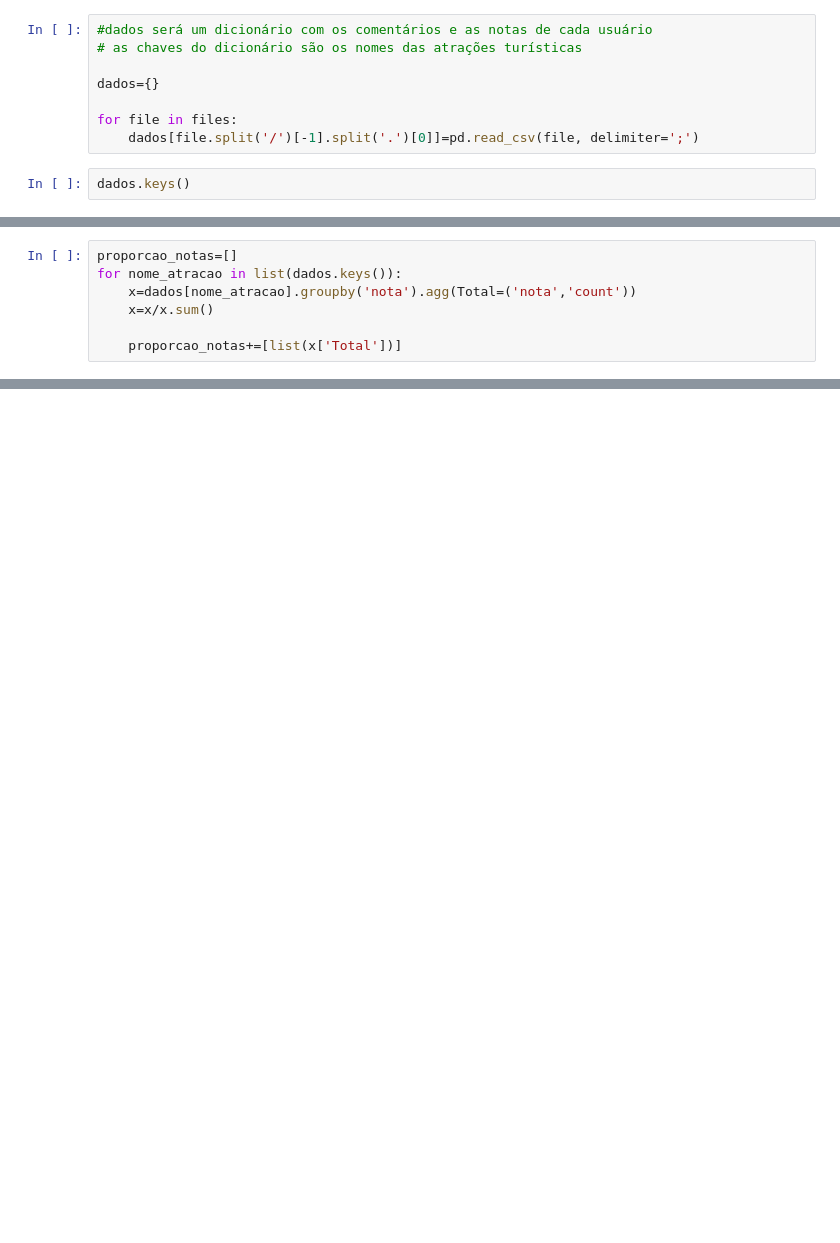
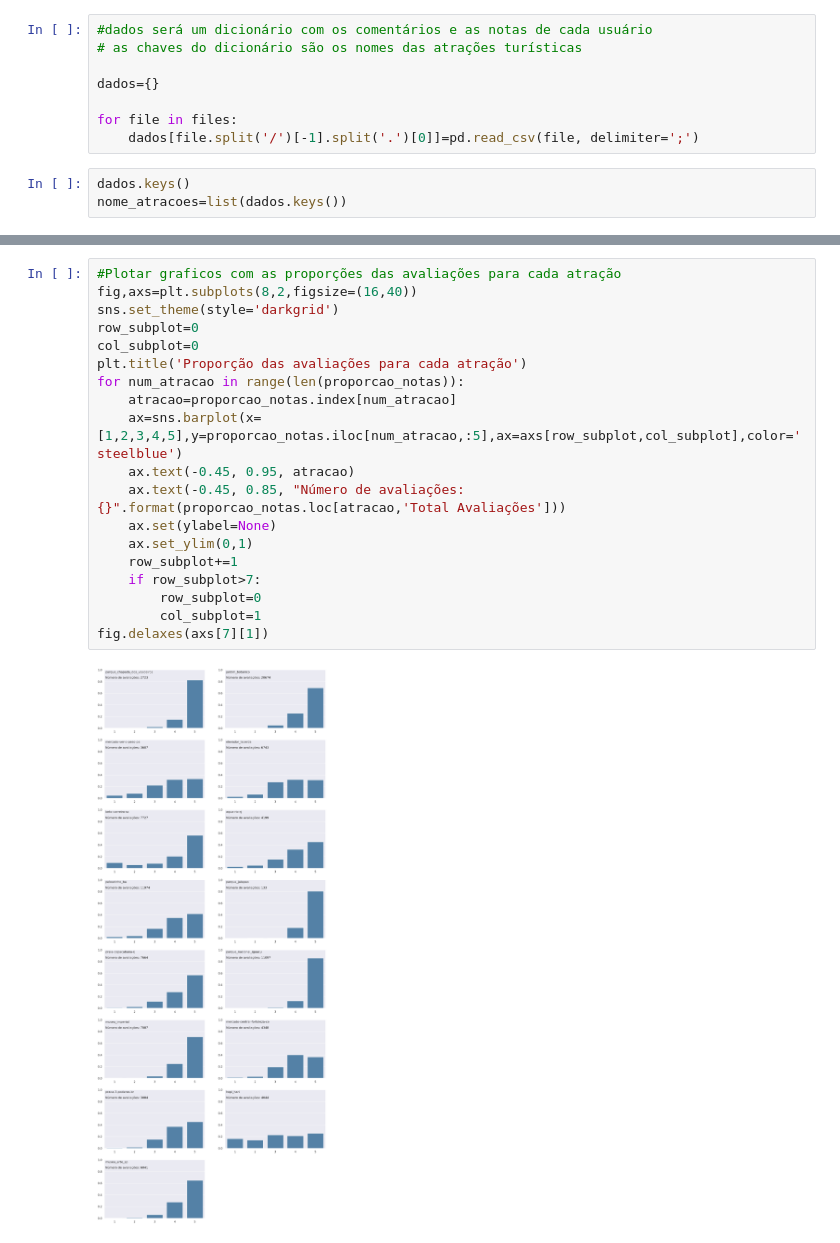
Before and after one commit to RodolfoPCruz/trip_advisor, a Jupyter notebook: trip_advisor.ipynb, the cells around one changed output, grey strips where cells are left out. Cells and saved outputs as stored; diff of their text form; blank space fills up the shorter version.

```diff
--- a/trip_advisor.ipynb
+++ b/trip_advisor.ipynb
@@ -33,3 +35,4 @@ for file in files:
     dados[file.split('/')[-1].split('.')[0]]=pd.read_csv(file, delimiter=';')
 # %%
 dados.keys()
+nome_atracoes=list(dados.keys())
@@ -73,7 +102,0 @@ def calcular_proporcao_notas(dados):
-# %%
-proporcao_notas=[]
-for nome_atracao in list(dados.keys()):
-    x=dados[nome_atracao].groupby('nota').agg(Total=('nota','count'))
-    x=x/x.sum()
-
-    proporcao_notas+=[list(x['Total'])]
@@ -99,0 +136,21 @@ proporcao_notas
+# %%
+#Plotar graficos com as proporções das avaliações para cada atração
+fig,axs=plt.subplots(8,2,figsize=(16,40))
+sns.set_theme(style='darkgrid')
+row_subplot=0
+col_subplot=0
+plt.title('Proporção das avaliações para cada atração')
+for num_atracao in range(len(proporcao_notas)):
+    atracao=proporcao_notas.index[num_atracao]
+    ax=sns.barplot(x=[1,2,3,4,5],y=proporcao_notas.iloc[num_atracao,:5],ax=axs[row_subplot,col_subplot],color='steelblue')
+    ax.text(-0.45, 0.95, atracao)
+    ax.text(-0.45, 0.85, "Número de avaliações: {}".format(proporcao_notas.loc[atracao,'Total Avaliações']))
+    ax.set(ylabel=None)
+    ax.set_ylim(0,1)
+    row_subplot+=1
+    if row_subplot>7:
+        row_subplot=0
+        col_subplot=1
+fig.delaxes(axs[7][1])
+# %% [output]
+[figure, added]
```
Also changed, not shown: parts of 23 cells of this notebook.
